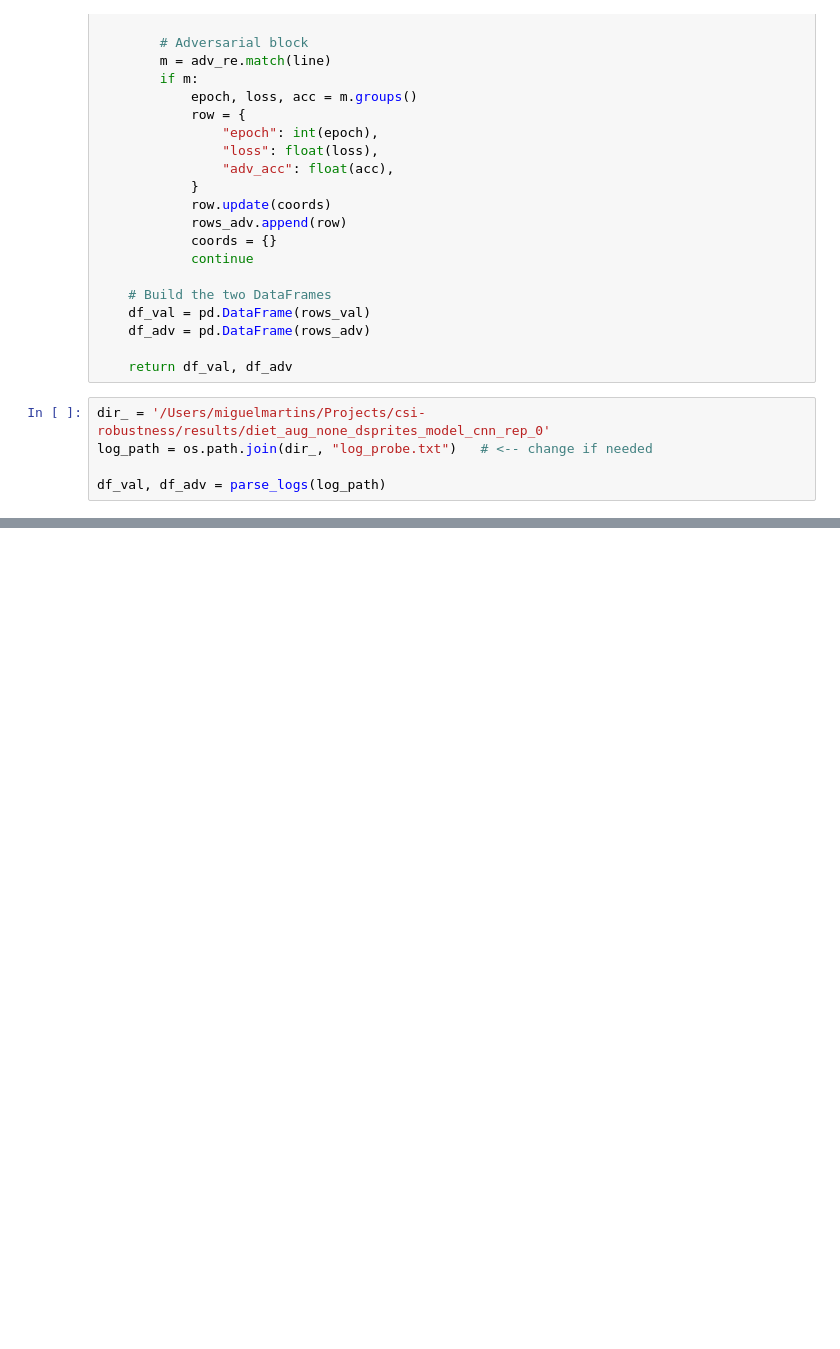
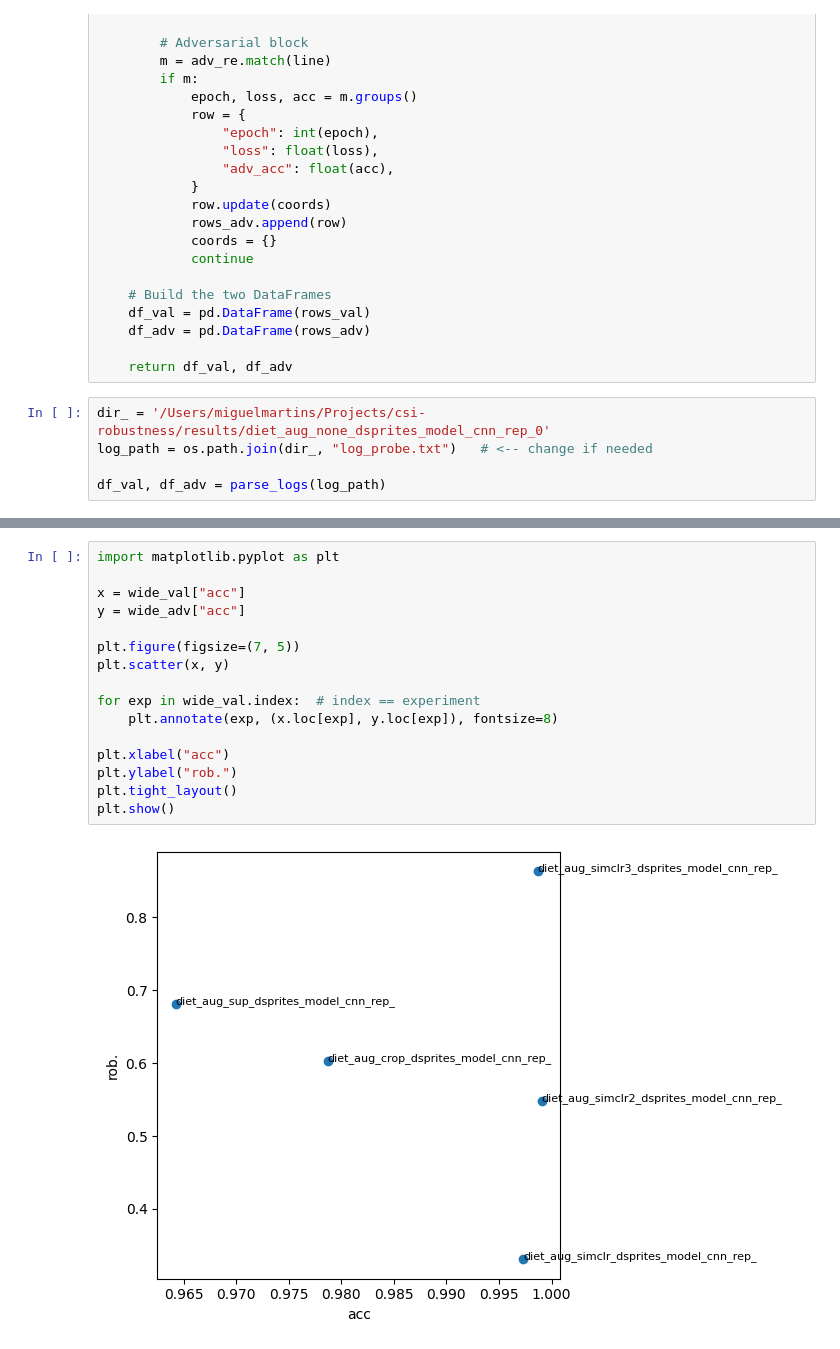
Before and after one commit to miguelmartins/csi-robustness, a Jupyter notebook: dsprites.ipynb, the cells around one changed output, grey strips where cells are left out. Saved outputs shown, nothing was run; the diff lists cells and outputs as text; blank space fills up the shorter version.

```diff
--- a/dsprites.ipynb
+++ b/dsprites.ipynb
@@ -87,0 +466,18 @@ df_val, df_adv = parse_logs(log_path)
+# %%
+import matplotlib.pyplot as plt
+
+x = wide_val["acc"]
+y = wide_adv["acc"]
+
+plt.figure(figsize=(7, 5))
+plt.scatter(x, y)
+
+for exp in wide_val.index:  # index == experiment
+    plt.annotate(exp, (x.loc[exp], y.loc[exp]), fontsize=8)
+
+plt.xlabel("acc")
+plt.ylabel("rob.")
+plt.tight_layout()
+plt.show()
+# %% [output]
+[figure, added]
```
Also changed, not shown: parts of 18 cells of this notebook.
